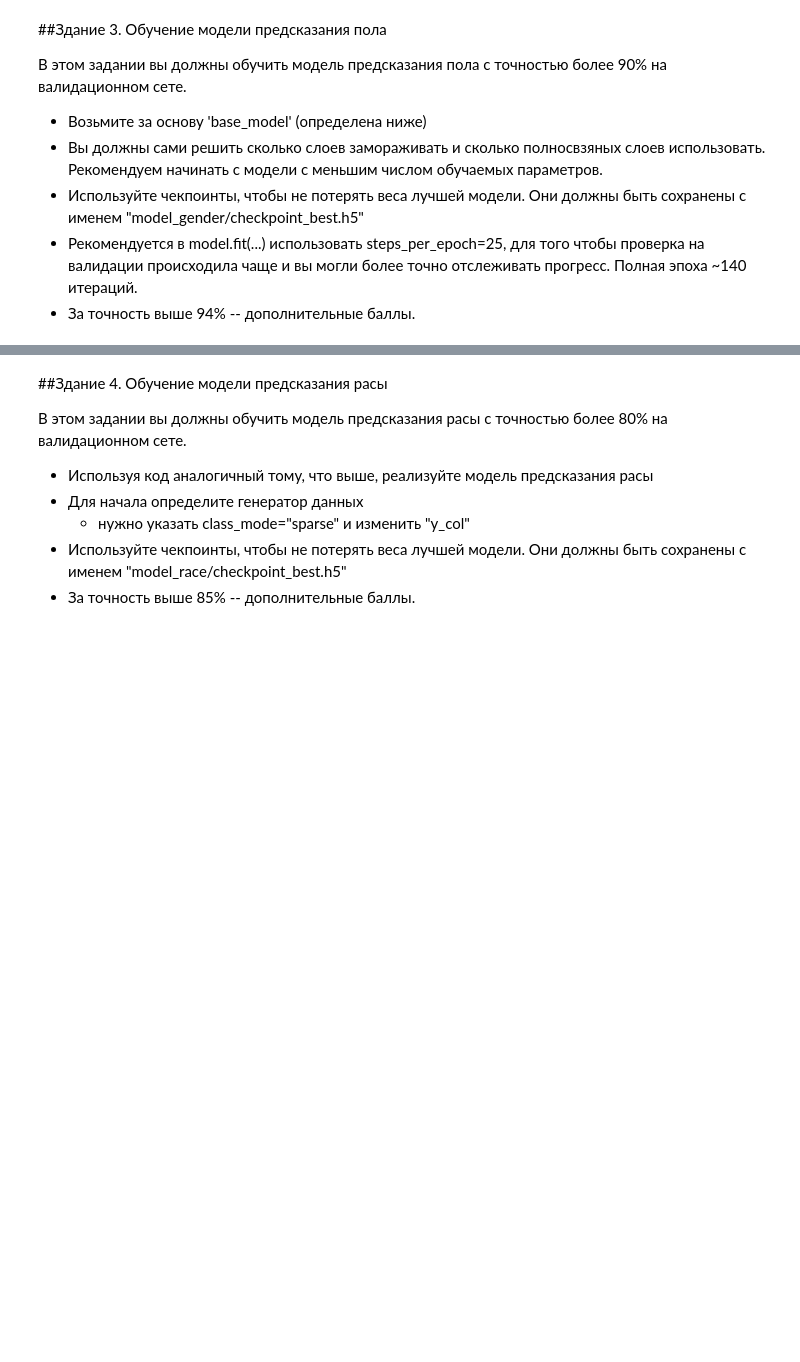
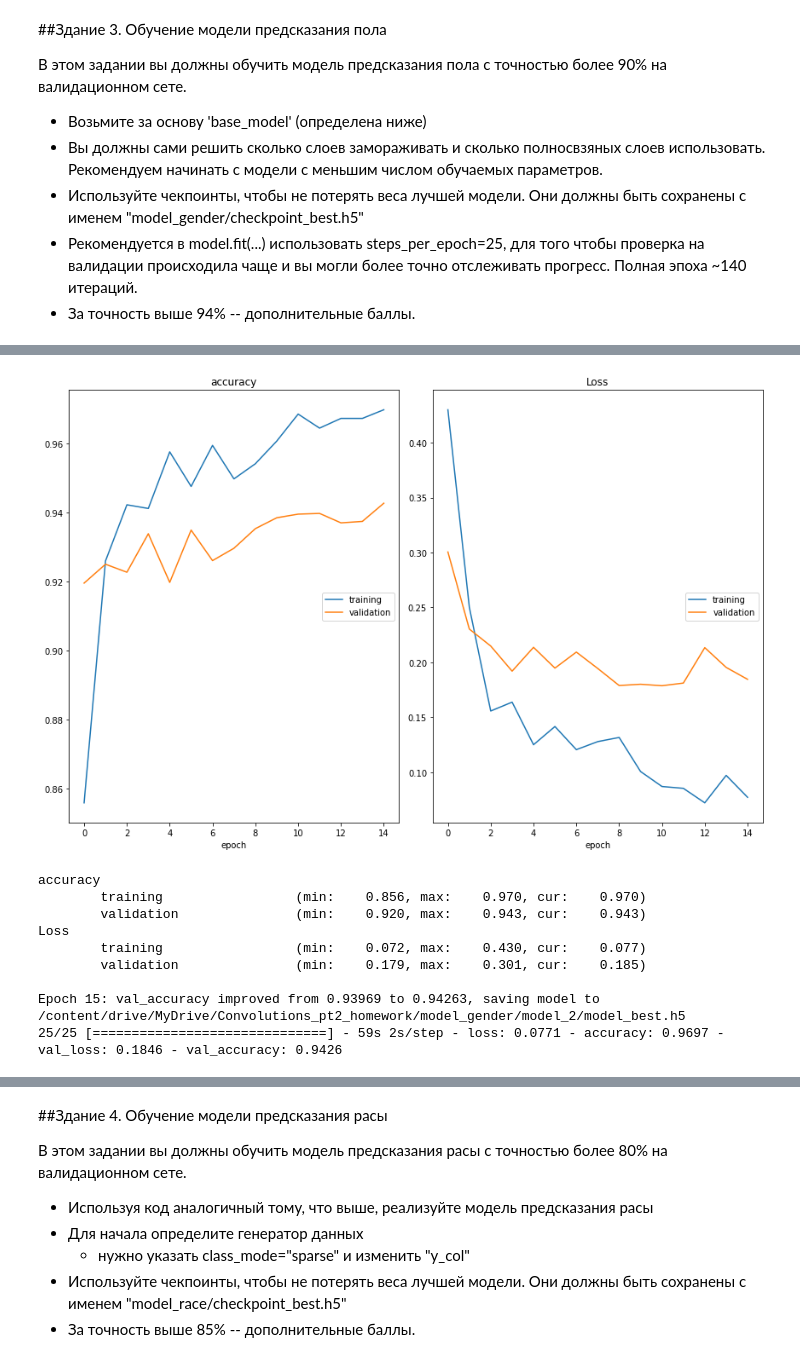
Before and after one commit to larinsi/DS0P, a Jupyter notebook: Machine_learning_Middle_level_Neural_networks/05_Convolutional_neural_networks_Pt2/homework_2.ipynb, the cells around one changed output, grey strips where cells are left out. Saved outputs shown, nothing was run; the diff lists cells and outputs as text; code cells hidden in the pictures; blank space fills up the shorter version.

```diff
--- a/Machine_learning_Middle_level_Neural_networks/05_Convolutional_neural_networks_Pt2/homework_2.ipynb
+++ b/Machine_learning_Middle_level_Neural_networks/05_Convolutional_neural_networks_Pt2/homework_2.ipynb
@@ -528,3 +477,45 @@ from livelossplot.tf_keras import PlotLossesCallback
+# %%
+fine_tune_at = 162
+EPOCHS = 15
+version = 2
+
+base_model.trainable = True
+
+for layer in base_model.layers[:fine_tune_at]:
+  layer.trainable=False
+
+model = tf.keras.Sequential([base_model,
+                             tf.keras.layers.Dense(1, activation="sigmoid")])
+
+model.compile(optimizer=tf.keras.optimizers.Adam(learning_rate=1e-4),
+              loss='binary_crossentropy',
+              metrics=['accuracy'])
+# %%
+path = Path("/content/drive/MyDrive/Convolutions_pt2_homework/model_gender/model_" + str(version))
+path.mkdir(exist_ok=True) # создаем папку на диске
+cpt_filename = "checkpoin_best.h5"
+cpt_path = str(path / cpt_filename)
+
+checkpoint = tf.keras.callbacks.ModelCheckpoint(cpt_path, monitor='val_accuracy', verbose=1, save_best_only=True, mode='max')
+# %%
+history = model.fit(
+    train_generator,
+    steps_per_epoch=25,
+    epochs=EPOCHS,
+    validation_data=val_generator,
+    callbacks = [PlotLossesCallback(), checkpoint]
+)
+# %% [output]
+[figure, added]
+accuracy
+        training                 (min:    0.856, max:    0.970, cur:    0.970)
+        validation               (min:    0.920, max:    0.943, cur:    0.943)
+Loss
+        training                 (min:    0.072, max:    0.430, cur:    0.077)
+        validation               (min:    0.179, max:    0.301, cur:    0.185)
+
+Epoch 15: val_accuracy improved from 0.93969 to 0.94263, saving model to /content/drive/MyDrive/Convolutions_pt2_homework/model_gender/model_2/model_best.h5
+25/25 [==============================] - 59s 2s/step - loss: 0.0771 - accuracy: 0.9697 - val_loss: 0.1846 - val_accuracy: 0.9426
 # %%
 # < YOUR CODE ENDS HERE >
 # %%
```
Also changed, not shown: parts of 17 cells of this notebook.
